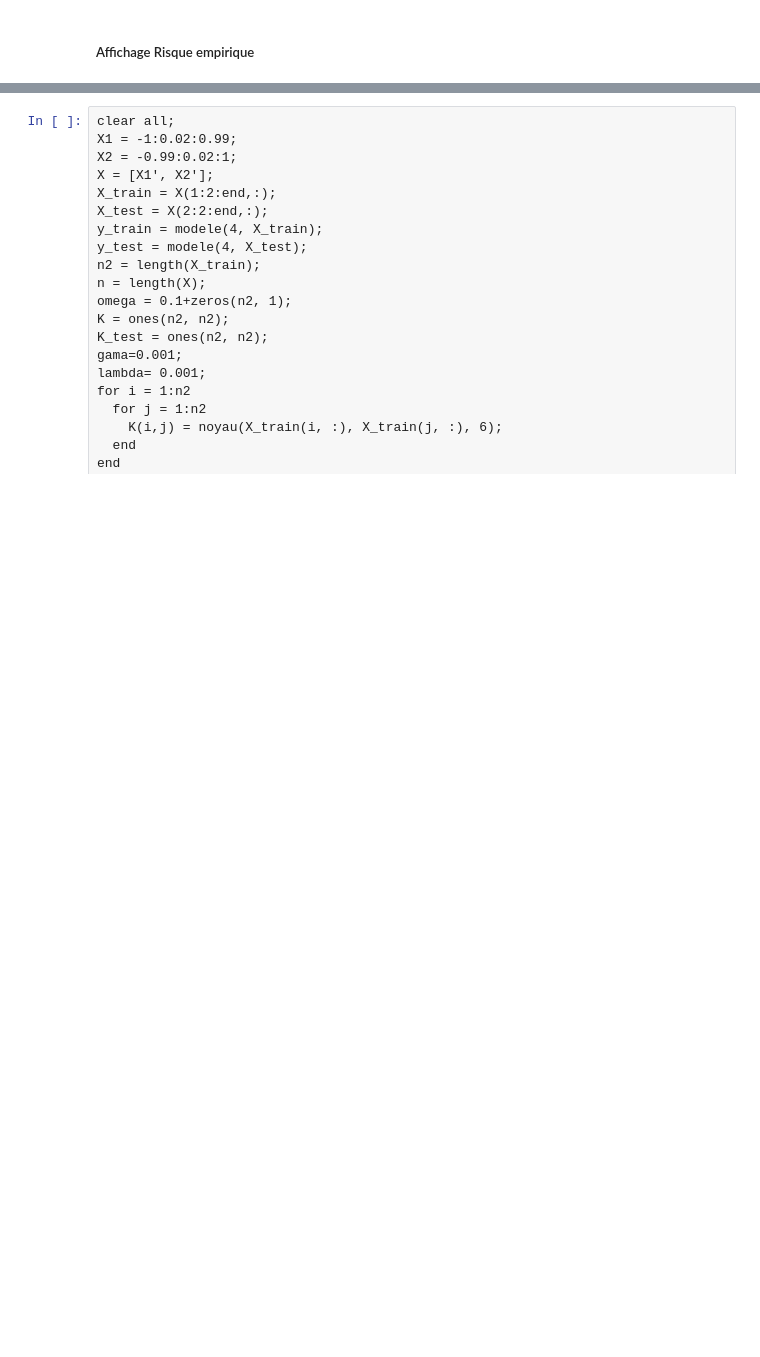
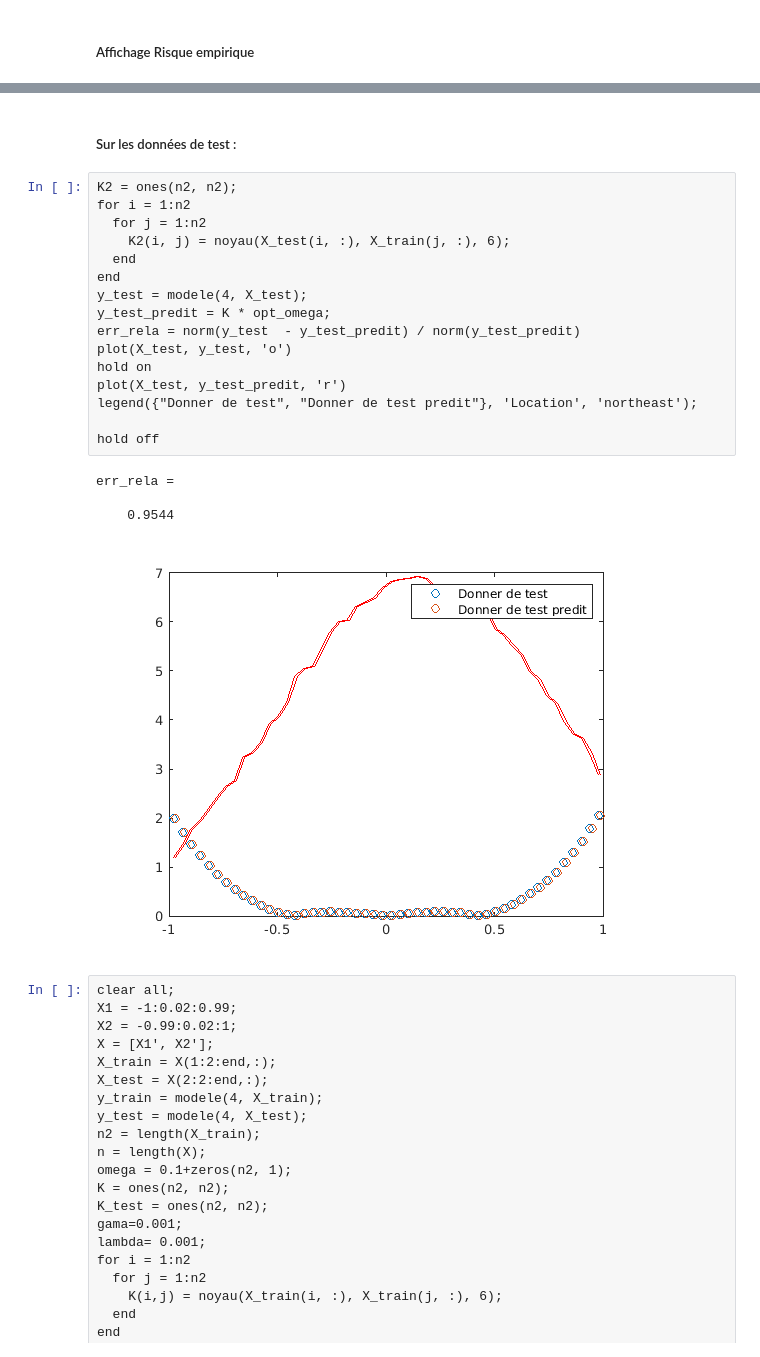
Before and after one commit to akram-elgh/Master-AIDC, a Jupyter notebook: ML/TP2/TP2ex2.ipynb, the cells around one changed output, grey strips where cells are left out. Cells and saved outputs as stored; diff of their text form; blank space fills up the shorter version.

```diff
--- a/ML/TP2/TP2ex2.ipynb
+++ b/ML/TP2/TP2ex2.ipynb
@@ -168,3 +255,26 @@ Pour une valeur de $\lambda$ élevée (1.9), l'algorithme a convergé rapidement
+# %% [markdown]
+##### Sur les données de test  :
+# %%
+K2 = ones(n2, n2);
+for i = 1:n2
+  for j = 1:n2
+    K2(i, j) = noyau(X_test(i, :), X_train(j, :), 6);
+  end
+end
+y_test = modele(4, X_test);
+y_test_predit = K * opt_omega;
+err_rela = norm(y_test  - y_test_predit) / norm(y_test_predit)
+plot(X_test, y_test, 'o')
+hold on
+plot(X_test, y_test_predit, 'r')
+legend({"Donner de test", "Donner de test predit"}, 'Location', 'northeast');
+
+hold off
+# %% [output]
+err_rela =
+
+    0.9544
+[figure, added]
 # %%
 clear all;
 X1 = -1:0.02:0.99;
```
Also changed, not shown: parts of 45 cells of this notebook, 1 other file.
